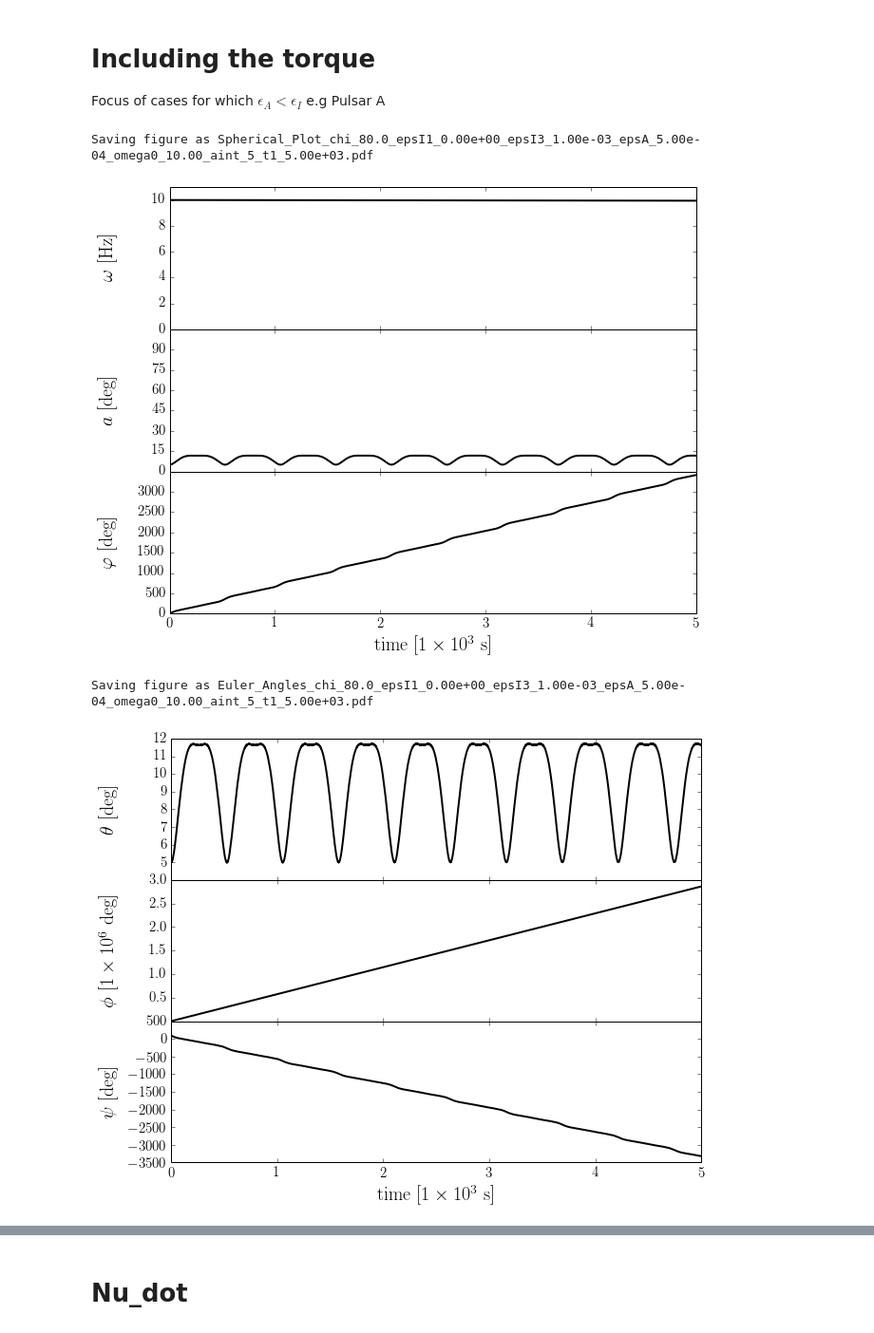
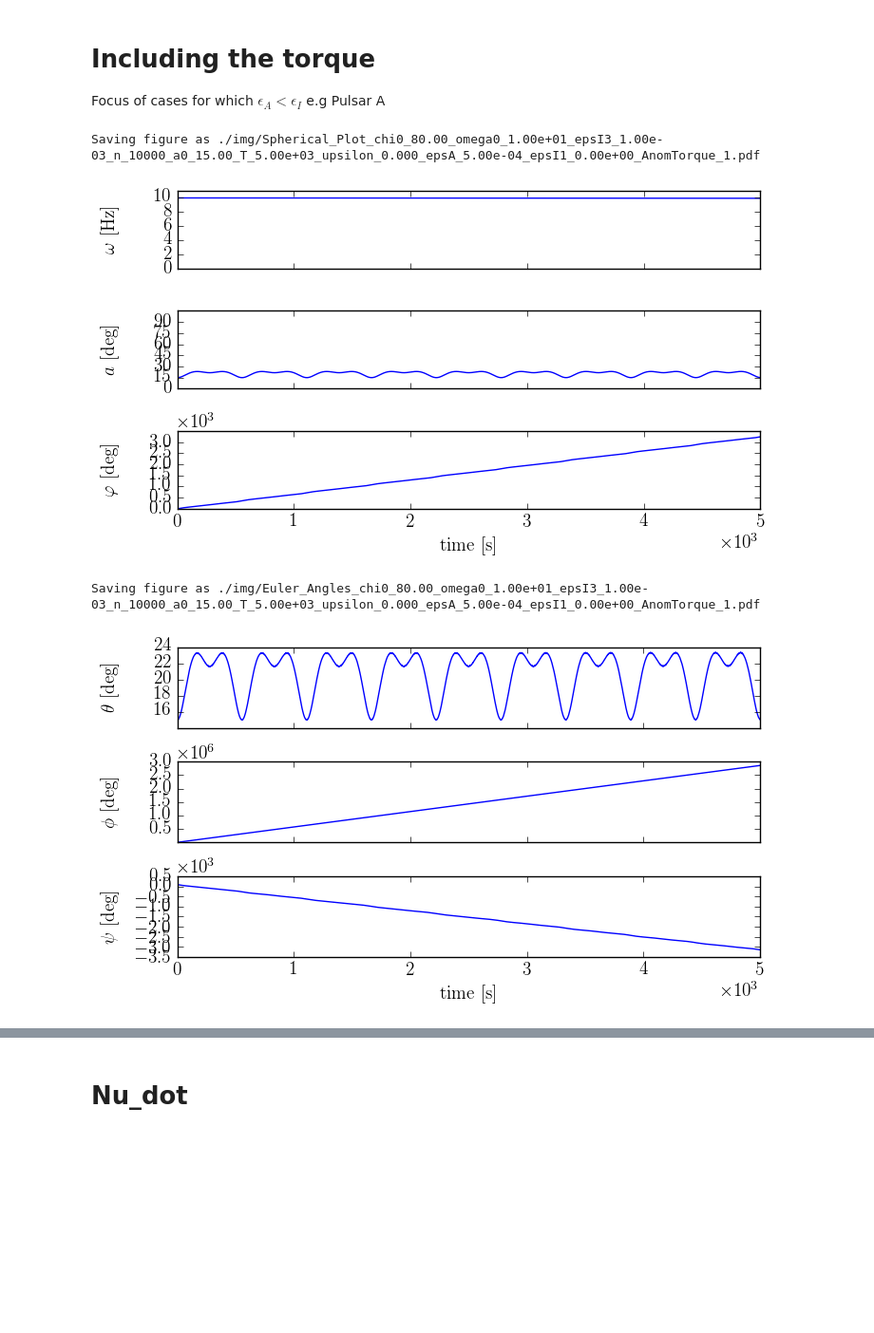
Before and after one commit to GregoryAshton/neutron_star_modelling, a Jupyter notebook: TimingNoiseModels/InertialSpaceResults/GeneratePlots.ipynb, the cells around one changed output, grey strips where cells are left out. Shown at 95% size. Cells and saved outputs as stored; diff of their text form; code cells hidden in the pictures; blank space fills up the shorter version.

```diff
--- a/TimingNoiseModels/InertialSpaceResults/GeneratePlots.ipynb
+++ b/TimingNoiseModels/InertialSpaceResults/GeneratePlots.ipynb
@@ -265,19 +277,24 @@ overwrite=False, therefore I will not delete this file
 
 Focus of cases for which $\epsilon_{A} < \epsilon_I$ e.g Pulsar A
 # %%
-chi = 80
+chi0 = 80
 omega0 = 10
 epsI3 = 1e-3
 epsA = 5e-4
+a0 = 15
+T = 5e3
 
-file_name = nsmod.Model.Run_with_Euler(chi=chi, epsI3=epsI3, epsA=epsA, omega0=omega0, t1=5e3, n=10000, error=1e-12, a_int=5,
-                                       overwrite=True)
+file_name = main(chi0=chi0, epsI3=epsI3, epsA=epsA, omega0=omega0, T=T,
+                 n=10000, error=1e-12, a0=a0, cleanup=True)
 
-nsmod.Plot.Spherical_Plot(file_name, Option_Dictionary={'save_fig':True})
-theta_var = nsmod.Plot.Euler_Angles(file_name, save_fig=True)
+axes = Plot.Spherical_Plot(file_name, save_fig=True)
+plt.show()
+
+axes = Plot.Euler_Angles(file_name, save_fig=True)
+plt.show()
 # %% [output]
-Saving figure as Spherical_Plot_chi_80.0_epsI1_0.00e+00_epsI3_1.00e-03_epsA_5.00e-04_omega0_10.00_aint_5_t1_5.00e+03.pdf
+Saving figure as ./img/Spherical_Plot_chi0_80.00_omega0_1.00e+01_epsI3_1.00e-03_n_10000_a0_15.00_T_5.00e+03_upsilon_0.000_epsA_5.00e-04_epsI1_0.00e+00_AnomTorque_1.pdf
-[figure, old version]
+[figure, new version]
-Saving figure as Euler_Angles_chi_80.0_epsI1_0.00e+00_epsI3_1.00e-03_epsA_5.00e-04_omega0_10.00_aint_5_t1_5.00e+03.pdf
+Saving figure as ./img/Euler_Angles_chi0_80.00_omega0_1.00e+01_epsI3_1.00e-03_n_10000_a0_15.00_T_5.00e+03_upsilon_0.000_epsA_5.00e-04_epsI1_0.00e+00_AnomTorque_1.pdf
-[figure, old version]
+[figure, new version]
 # %%
```
Also changed, not shown: parts of 9 cells of this notebook, 6 other files.
